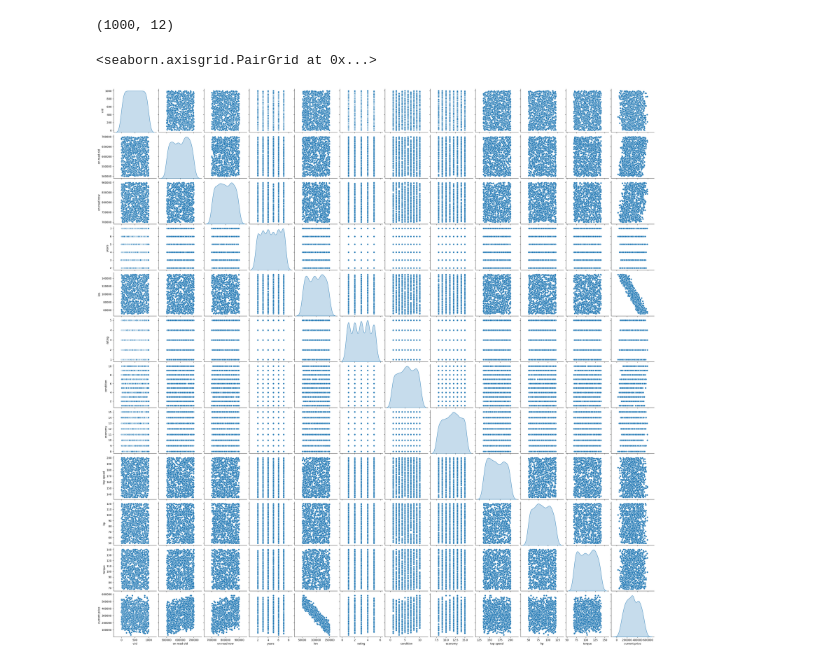
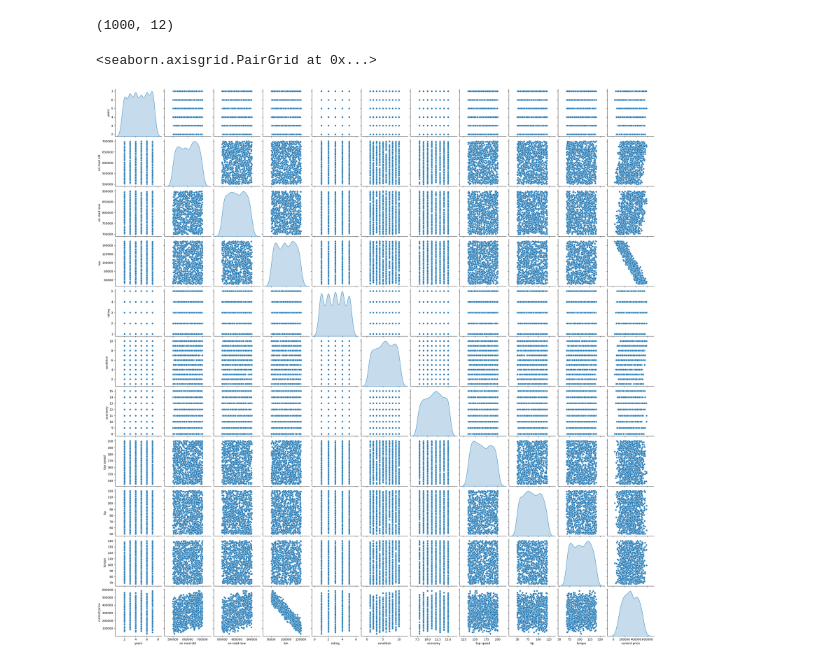
Before and after one commit to Karush2807/Car_predictionModel, a Jupyter notebook: car_predictionMODEL.ipynb, the cells around one changed output. Saved outputs shown, nothing was run; the diff lists cells and outputs as text; code cells hidden in the pictures.

```diff
--- a/car_predictionMODEL.ipynb
+++ b/car_predictionMODEL.ipynb
@@ -20,7 +20,7 @@ data.shape #will give the shape of data
 # %% [output]
 (1000, 12)
 # %%
-sms.pairplot(data[['v.id',	'on road old',	'on road now',	'years', 'km', 'rating',	'condition',	'economy',	'top speed',	'hp',	'torque',	'current price']], diag_kind='kde' )
+sms.pairplot(data[['years',	'on road old',	'on road now', 'km', 'rating',	'condition',	'economy',	'top speed',	'hp',	'torque',	'current price']], diag_kind='kde' )
 # %% [output]
 <seaborn.axisgrid.PairGrid at 0x...>
-[figure, old version]
+[figure, new version]
```
Also changed, not shown: parts of 4 cells of this notebook.
